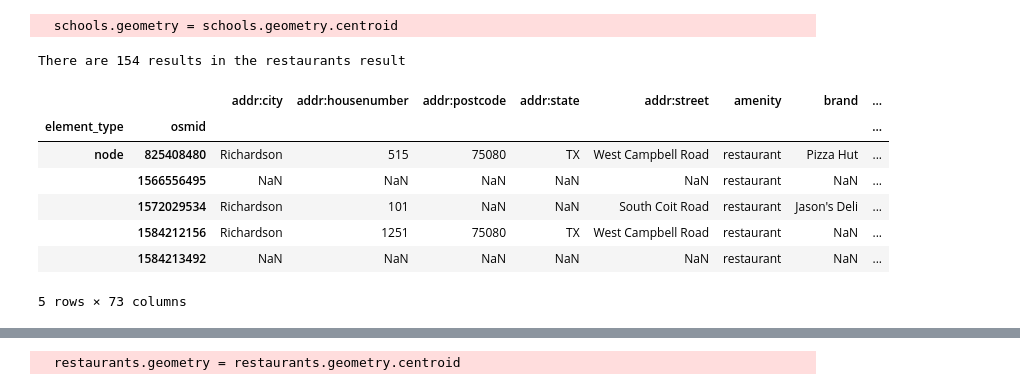
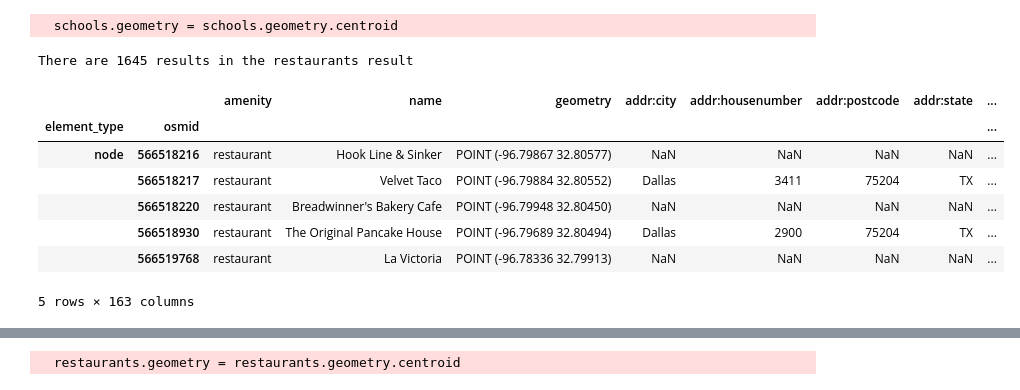
Before and after one commit to alexandermichels/SpatialDataScience, a Jupyter notebook: IndicesSuitability/OSMData.ipynb, the cells around one changed output, grey strips where cells are left out. Saved outputs shown, nothing was run; the diff lists cells and outputs as text; code cells hidden in the pictures.

```diff
--- a/IndicesSuitability/OSMData.ipynb
+++ b/IndicesSuitability/OSMData.ipynb
@@ -52,19 +52,19 @@ schools[cols2keep].to_file("data/OSMSchools.gpkg")
 # %% [output]
   schools.geometry = schools.geometry.centroid
 # %%
-restaurants = ox.geometries_from_place("Richardson, TX", tags={"amenity": ["restaurant"]})
+restaurants = ox.geometries_from_place("Richardson, TX, tags={"amenity": ["restaurant"]})
 print(f"There are {len(restaurants)} results in the restaurants result")
 restaurants.head()
 # %% [output]
-There are 154 results in the restaurants result
+There are 1645 results in the restaurants result
-|  |  | addr:city | addr:housenumber | addr:postcode | addr:state | addr:street | amenity | brand | ... |
+|  |  | amenity | name | geometry | addr:city | addr:housenumber | addr:postcode | addr:state | ... |
 | element_type | osmid |  |  |  |  |  |  |  | ... |
-| node | 825408480 | Richardson | 515 | 75080 | TX | West Campbell Road | restaurant | Pizza Hut | ... |
-|  | 1566556495 | NaN | NaN | NaN | NaN | NaN | restaurant | NaN | ... |
-|  | 1572029534 | Richardson | 101 | NaN | NaN | South Coit Road | restaurant | Jason's Deli | ... |
-|  | 1584212156 | Richardson | 1251 | 75080 | TX | West Campbell Road | restaurant | NaN | ... |
-|  | 1584213492 | NaN | NaN | NaN | NaN | NaN | restaurant | NaN | ... |
+| node | 566518216 | restaurant | Hook Line & Sinker | POINT (-96.79867 32.80577) | NaN | NaN | NaN | NaN | ... |
+|  | 566518217 | restaurant | Velvet Taco | POINT (-96.79884 32.80552) | Dallas | 3411 | 75204 | TX | ... |
+|  | 566518220 | restaurant | Breadwinner's Bakery Cafe | POINT (-96.79948 32.80450) | NaN | NaN | NaN | NaN | ... |
+|  | 566518930 | restaurant | The Original Pancake House | POINT (-96.79689 32.80494) | Dallas | 2900 | 75204 | TX | ... |
+|  | 566519768 | restaurant | La Victoria | POINT (-96.78336 32.79913) | NaN | NaN | NaN | NaN | ... |
-5 rows × 73 columns
+5 rows × 163 columns
 # %%
 ax = restaurants.plot()
 cx.add_basemap(ax=ax, crs=restaurants.crs.to_string())
```
Also changed, not shown: parts of 1 cell of this notebook, 2 other files.
